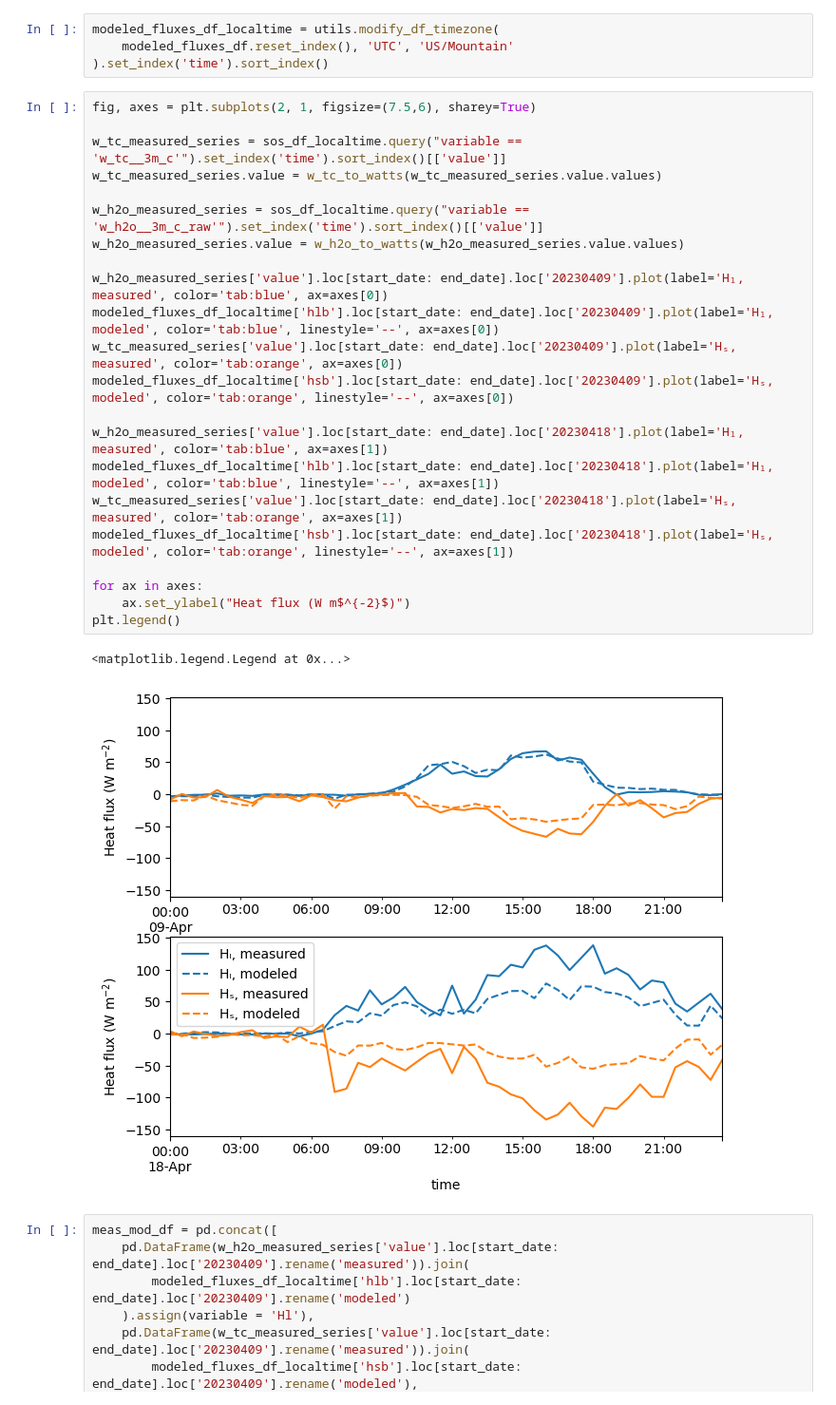
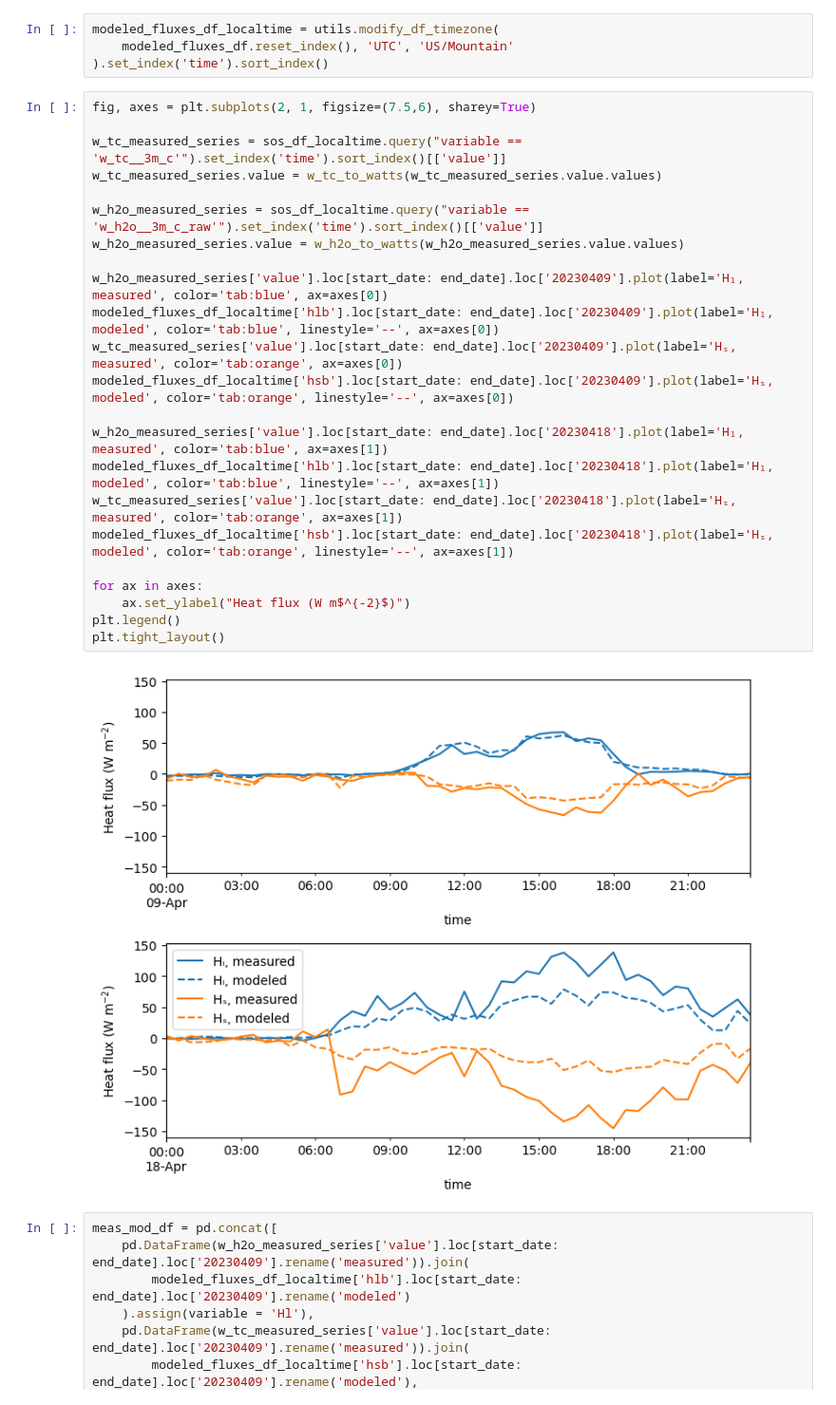
Before and after one commit to elischwat/sublimationofsnow, a Jupyter notebook: analysis/paper2/seasonal_modeling.ipynb, the cells around one changed output. Shown: that part at 95% size. Cells and saved outputs as stored; diff of their text form.

```diff
--- a/analysis/paper2/seasonal_modeling.ipynb
+++ b/analysis/paper2/seasonal_modeling.ipynb
@@ -228,28 +231,28 @@ modeled_fluxes_df_localtime = utils.modify_df_timezone(
 # %%
 fig, axes = plt.subplots(2, 1, figsize=(7.5,6), sharey=True)
 
 w_tc_measured_series = sos_df_localtime.query("variable == 'w_tc__3m_c'").set_index('time').sort_index()[['value']]
 w_tc_measured_series.value = w_tc_to_watts(w_tc_measured_series.value.values)
 
 w_h2o_measured_series = sos_df_localtime.query("variable == 'w_h2o__3m_c_raw'").set_index('time').sort_index()[['value']]
 w_h2o_measured_series.value = w_h2o_to_watts(w_h2o_measured_series.value.values)
 
 w_h2o_measured_series['value'].loc[start_date: end_date].loc['20230409'].plot(label='Hₗ, measured', color='tab:blue', ax=axes[0])
 modeled_fluxes_df_localtime['hlb'].loc[start_date: end_date].loc['20230409'].plot(label='Hₗ, modeled', color='tab:blue', linestyle='--', ax=axes[0])
 w_tc_measured_series['value'].loc[start_date: end_date].loc['20230409'].plot(label='Hₛ, measured', color='tab:orange', ax=axes[0])
 modeled_fluxes_df_localtime['hsb'].loc[start_date: end_date].loc['20230409'].plot(label='Hₛ, modeled', color='tab:orange', linestyle='--', ax=axes[0])
 
 w_h2o_measured_series['value'].loc[start_date: end_date].loc['20230418'].plot(label='Hₗ, measured', color='tab:blue', ax=axes[1])
 modeled_fluxes_df_localtime['hlb'].loc[start_date: end_date].loc['20230418'].plot(label='Hₗ, modeled', color='tab:blue', linestyle='--', ax=axes[1])
 w_tc_measured_series['value'].loc[start_date: end_date].loc['20230418'].plot(label='Hₛ, measured', color='tab:orange', ax=axes[1])
 modeled_fluxes_df_localtime['hsb'].loc[start_date: end_date].loc['20230418'].plot(label='Hₛ, modeled', color='tab:orange', linestyle='--', ax=axes[1])
 
 for ax in axes:
     ax.set_ylabel("Heat flux (W m$^{-2}$)")
 plt.legend()
+plt.tight_layout()
 # %% [output]
-<matplotlib.legend.Legend at 0x...>
-[figure, old version]
+[figure, new version]
 # %%
 meas_mod_df = pd.concat([
     pd.DataFrame(w_h2o_measured_series['value'].loc[start_date: end_date].loc['20230409'].rename('measured')).join(
```
Also changed, not shown: parts of 23 cells of this notebook, 7 other files.
